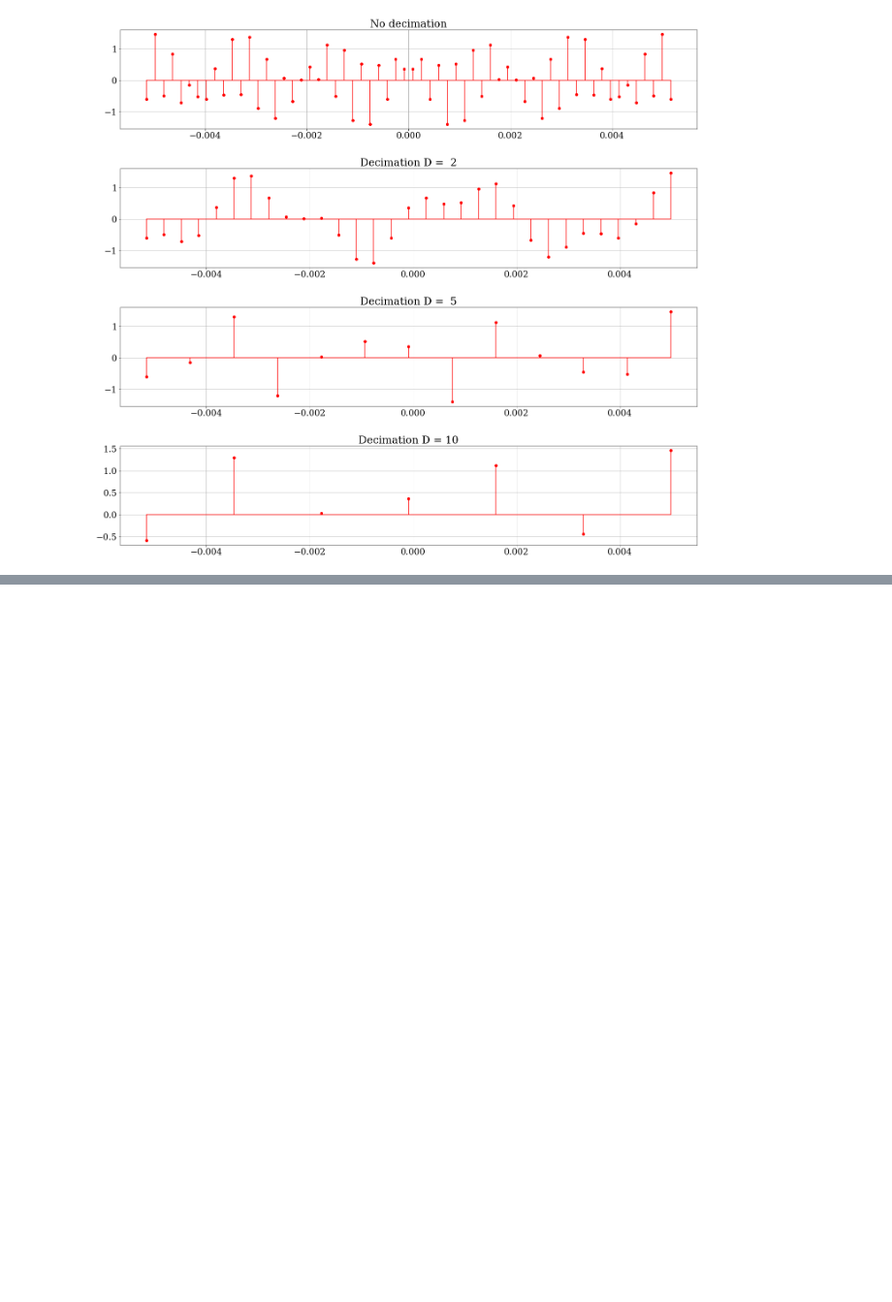
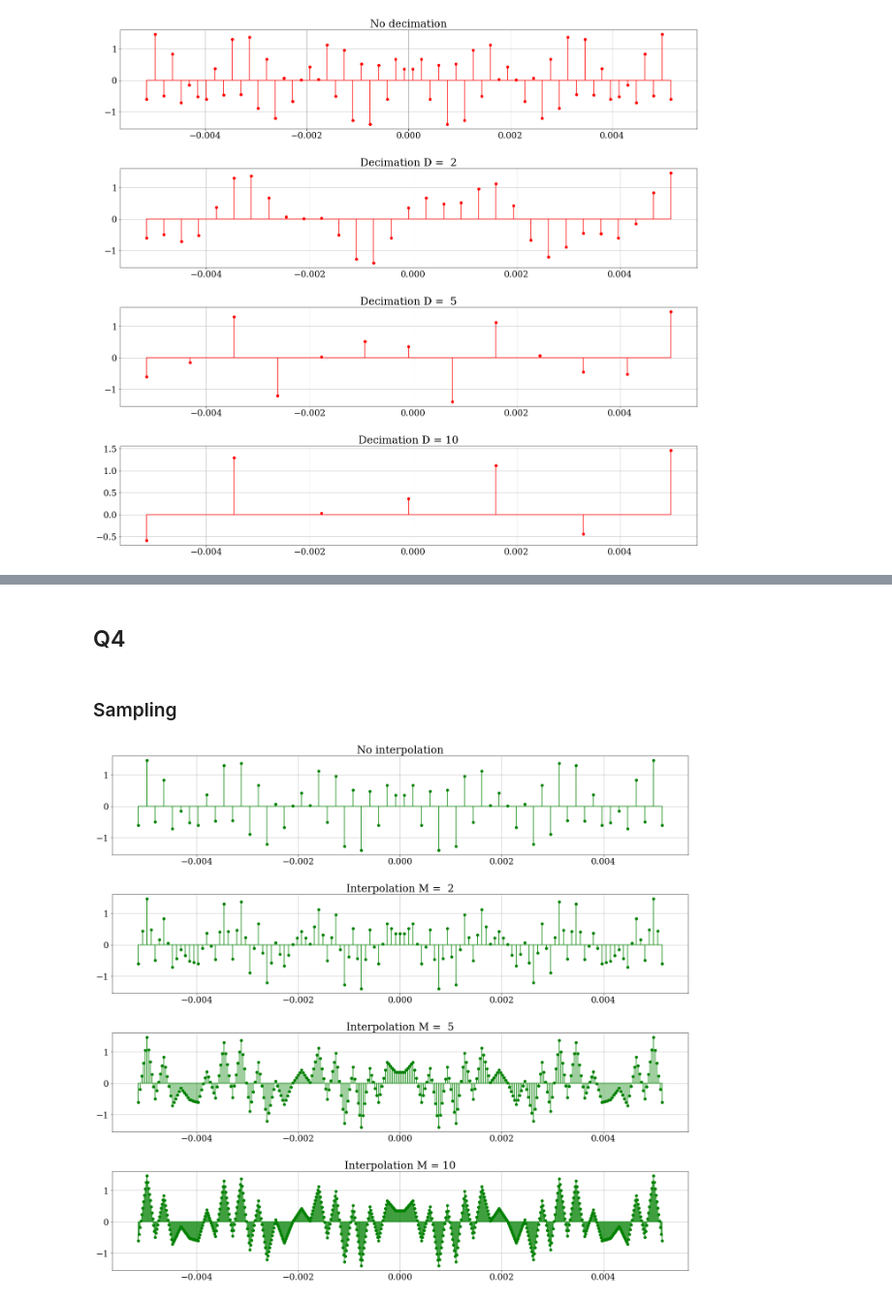
Before and after one commit to CaioRodrigues200/Signal_Processing, a Jupyter notebook: Av1PDS.ipynb, the cells around one changed output, grey strips where cells are left out. Shown at 97% size. Saved outputs shown, nothing was run; the diff lists cells and outputs as text; code cells hidden in the pictures; blank space fills up the shorter version.

```diff
--- a/Av1PDS.ipynb
+++ b/Av1PDS.ipynb
@@ -242,0 +246,39 @@ for i in range(len(dec_factors)):
+# %% [markdown]
+## Q4
+# %% [markdown]
+### Sampling
+# %%
+Fs = 6000
+tpoints = int(np.floor((tlimits[1]-tlimits[0]) * Fs)) + 1
+
+t1 = np.linspace(tlimits[0],tlimits[1],tpoints)
+x1 = f(t1) # Sampled signal
+
+figure,ax = plt.subplots(4, 1,figsize=(24,22))
+plt.subplots_adjust(hspace=0.4)
+plt.rc('font',**font)
+
+ax[0].grid(True)
+ax[0].set_title('No interpolation')
+markerline, stemline, baseline = ax[0].stem(t1,x1,'green',label = 'Sampling')
+baseline.set_color('green')
+markerline.set_color('green')
+
+inter_factors = [2,5,10]
+for k in range(len(inter_factors)):
+    xHold = list(x1)
+    tHold = list(t1)
+    for j in range(tpoints-1):
+        Linearx1 = np.linspace(x1[j],x1[j+1],inter_factors[k]+1)
+        Lineart1 = np.linspace(t1[j],t1[j+1],inter_factors[k]+1)
+        for i in range(inter_factors[k]-1):
+            xHold.insert(j*inter_factors[k] + i+1, Linearx1[i+1])
+            tHold.insert(j*inter_factors[k] + i+1, Lineart1[i+1])
+
+    ax[k+1].grid(True)
+    ax[k+1].set_title('Interpolation M = {:2.0f}'.format(inter_factors[k]))
+    markerline, stemline, baseline = ax[k+1].stem(tHold,xHold,'green',label = 'Sampling')
+    baseline.set_color('green')
+    markerline.set_color('green')
+# %% [output]
+[figure, added]
```
Also changed, not shown: parts of 6 cells of this notebook.
